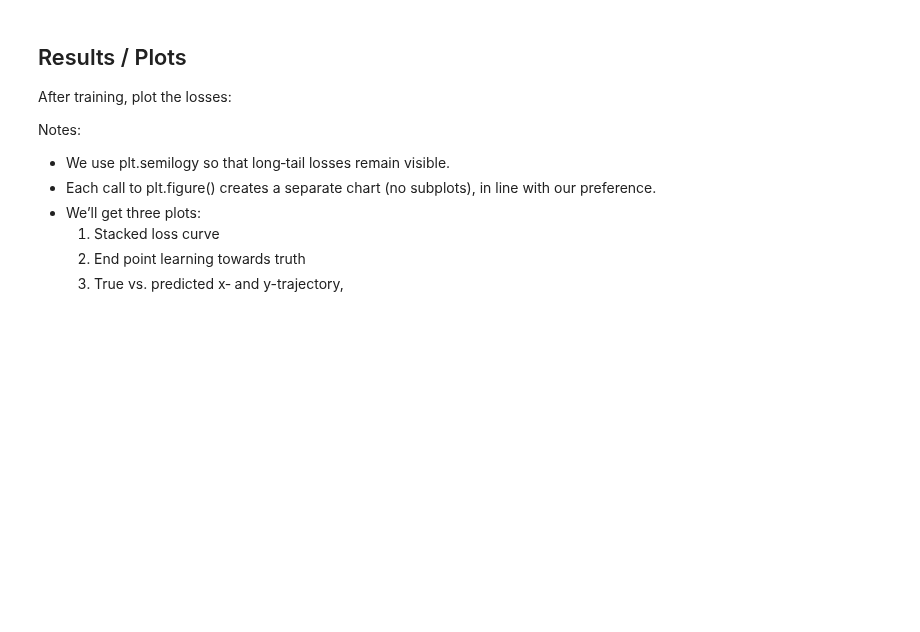
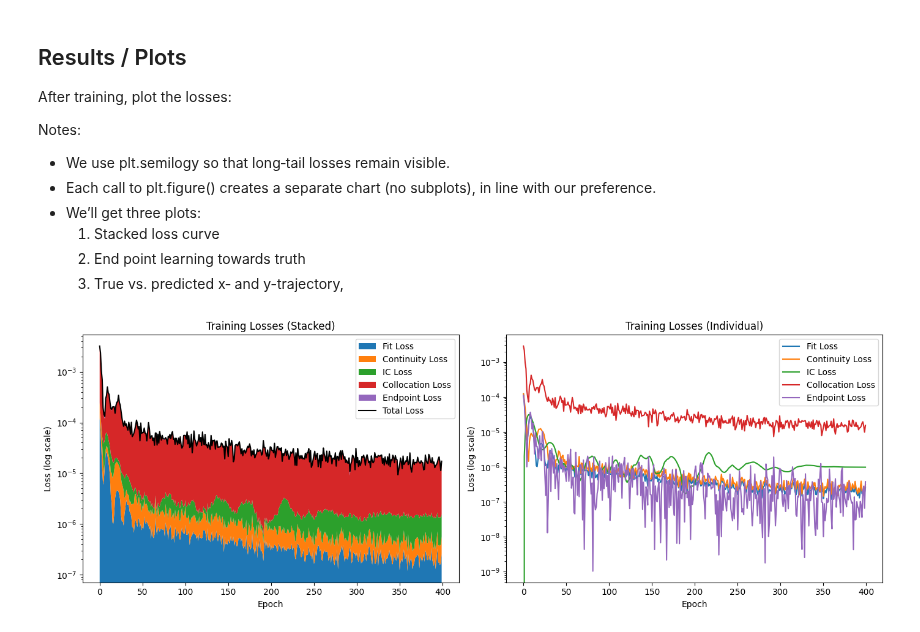
Before and after one commit to adills/example_pytorch, a Jupyter notebook: neural_sysEq.ipynb, the cells around one changed output. Saved outputs shown, nothing was run; the diff lists cells and outputs as text; code cells hidden in the pictures; blank space fills up the shorter version.

```diff
--- a/neural_sysEq.ipynb
+++ b/neural_sysEq.ipynb
@@ -433,4 +427,47 @@ Epoch 1900: loss = 1.2633e-07
 	1. Stacked loss curve
 	2. End point learning towards truth
 	2. True vs. predicted x‐ and y-trajectory,
+# %%
+# Combined loss visualizations: stacked (left) and individual lines (right)
+epochs = list(range(len(fit_losses)))
+fig, (ax1, ax2) = plt.subplots(1, 2, figsize=(14, 5))
+
+# Left: stacked-area plot of all losses
+ax1.stackplot(
+    epochs,
+    fit_losses,
+    cont_losses,
+    ic_losses,
+    colloc_losses,
+    end_losses,
+    labels=['Fit Loss', 'Continuity Loss', 'IC Loss', 'Collocation Loss', 'Endpoint Loss']
+)
+# Overlay total loss line
+total_losses = [
+    f + c + ic + colloc + e
+    for f, c, ic, colloc, e in zip(fit_losses, cont_losses, ic_losses, colloc_losses, end_losses)
+]
+ax1.plot(epochs, total_losses, label='Total Loss', color='black', linewidth=1.5)
+ax1.set_yscale('log')
+ax1.set_xlabel('Epoch')
+ax1.set_ylabel('Loss (log scale)')
+ax1.set_title('Training Losses (Stacked)')
+ax1.legend(loc='upper right')
+
+# Right: individual loss component lines
+ax2.plot(epochs, fit_losses,    label='Fit Loss')
+ax2.plot(epochs, cont_losses,   label='Continuity Loss')
+ax2.plot(epochs, ic_losses,     label='IC Loss')
+ax2.plot(epochs, colloc_losses, label='Collocation Loss')
+ax2.plot(epochs, end_losses,    label='Endpoint Loss')
+ax2.set_yscale('log')
+ax2.set_xlabel('Epoch')
+ax2.set_ylabel('Loss (log scale)')
+ax2.set_title('Training Losses (Individual)')
+ax2.legend(loc='upper right')
+
+plt.tight_layout()
+plt.show()
+# %% [output]
+[figure, added]
 # %%
```
Also changed, not shown: parts of 4 cells of this notebook, 1 other file.
